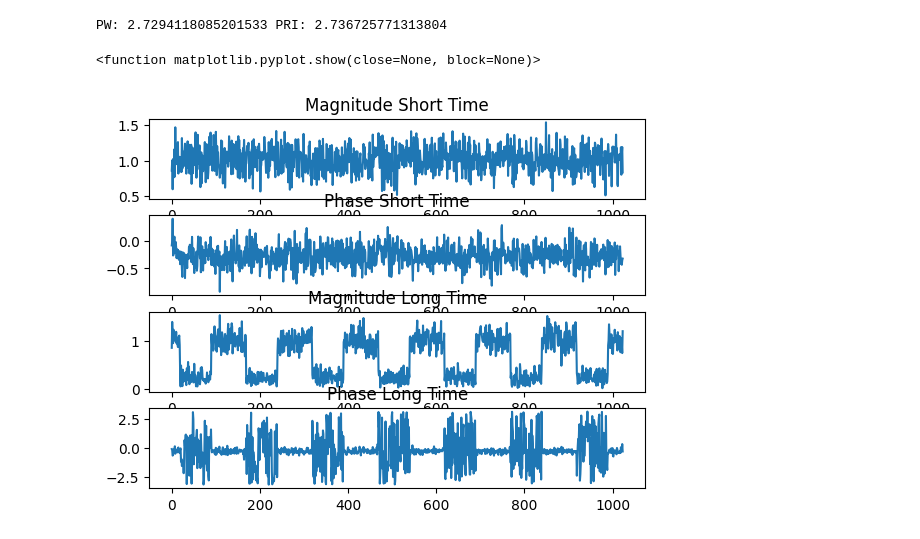
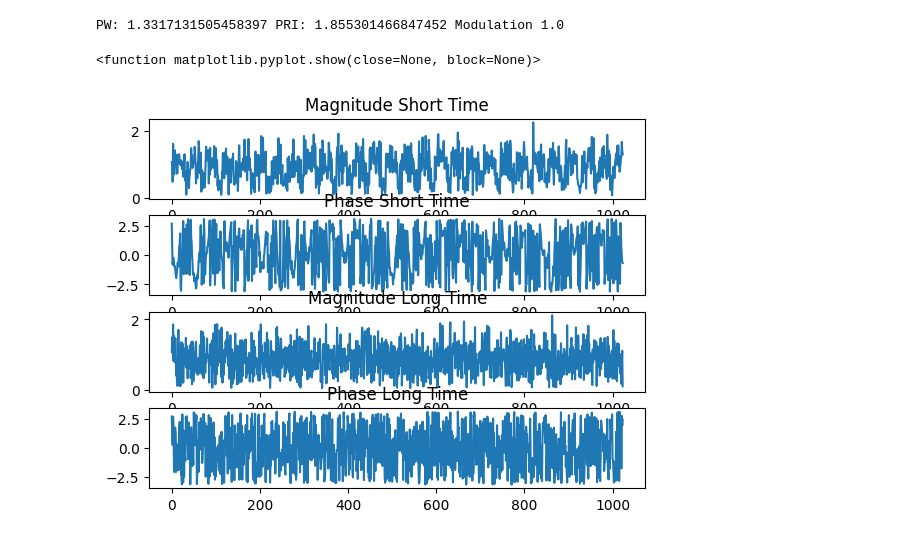
Before and after one commit to RHIT-SrDesign/Radar_to_Audio, a Jupyter notebook: SynthRad21/generate_data.ipynb, the cells around one changed output. Drawn from its saved outputs; the diff is of its cells as text; code cells hidden in the pictures.

```diff
--- a/SynthRad21/generate_data.ipynb
+++ b/SynthRad21/generate_data.ipynb
@@ -6,17 +6,23 @@ import random
 import matplotlib.pyplot as plt
 import numpy as np
 # %%
-N_data = 2500  # Number of training data in final augmented dataset
+N_data = 100  # Number of training data in final augmented dataset
 L = 1024      # Length of IQ sequence in each sample
 D = 100 # Decimation factor for long-term data
-SNRdBmin = 10
-SNRdBmax = 20
+SNRdBmin = 90
+SNRdBmax = 100
 # %%
 max_pw  = 1000 # Pulse Width (us)
 max_pri = 1000 # Pulse Repetition Interval (us)
 SNRdBmin = 0
 SNRdBmax = 20
 fs = 20e6
+LFM_maxBW = 10e6
+LFM_minBW = 1e6
+max_agility_BW = 5e6
+min_agility_BW = 1e6
+
+seq_len = 1000
 # %%
 data = np.zeros((N_data, L, 8))
 labels = np.zeros((N_data, 4)) # 4 columns: 0 is pulse width, 1 is PRI, 2 is SNRdB, 3 is mod_type
@@ -88,24 +167,24 @@ for i in range(N_data):
 # %%
-index = 0
+index = 50
 
-print('PW:', pw, 'PRI:', pri)
+print('PW:', labels[index,0], 'PRI:', labels[index,1], 'Modulation', labels[index,3])
 ax1 = plt.subplot(411)
 plt.plot(data[index,:,0])
 plt.title('Magnitude Short Time')
 ax2 = plt.subplot(412,sharex=ax1)
 plt.plot(data[index,:,1])
 plt.title('Phase Short Time')
 ax1 = plt.subplot(413)
 plt.plot(data[index,:,2])
 plt.title('Magnitude Long Time')
 ax2 = plt.subplot(414,sharex=ax1)
 plt.plot(data[index,:,3])
 plt.title('Phase Long Time')
 plt.show
 # %% [output]
-PW: 2.7294118085201533 PRI: 2.736725771313804
+PW: 1.3317131505458397 PRI: 1.855301466847452 Modulation 1.0
 <function matplotlib.pyplot.show(close=None, block=None)>
-[figure, old version]
+[figure, new version]
 # %%
 # Save the generated training data
 # data_out_name = 'data05_test_2500'
```
Also changed, not shown: parts of 1 cell of this notebook, 2 other files.
